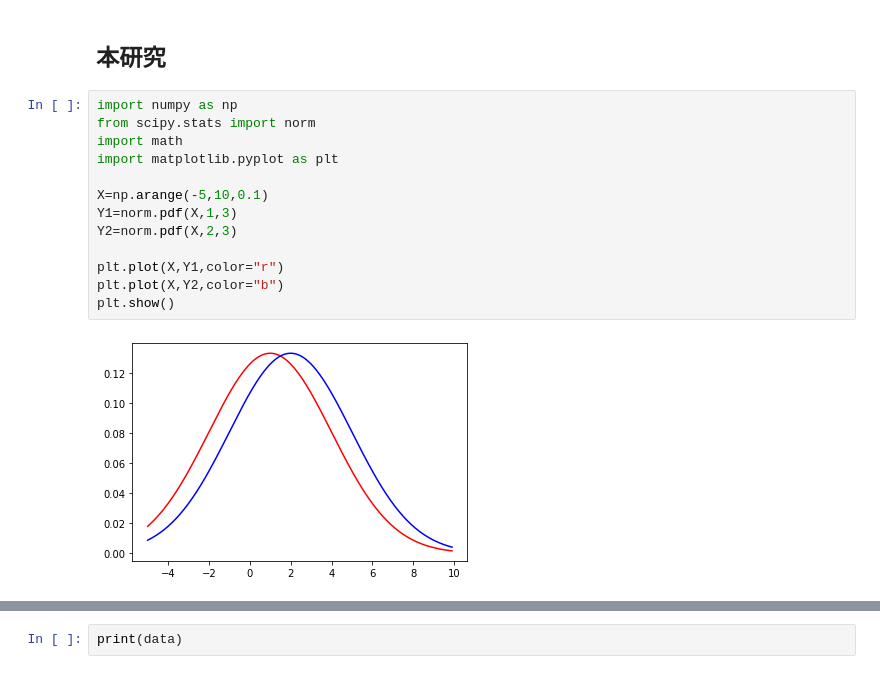
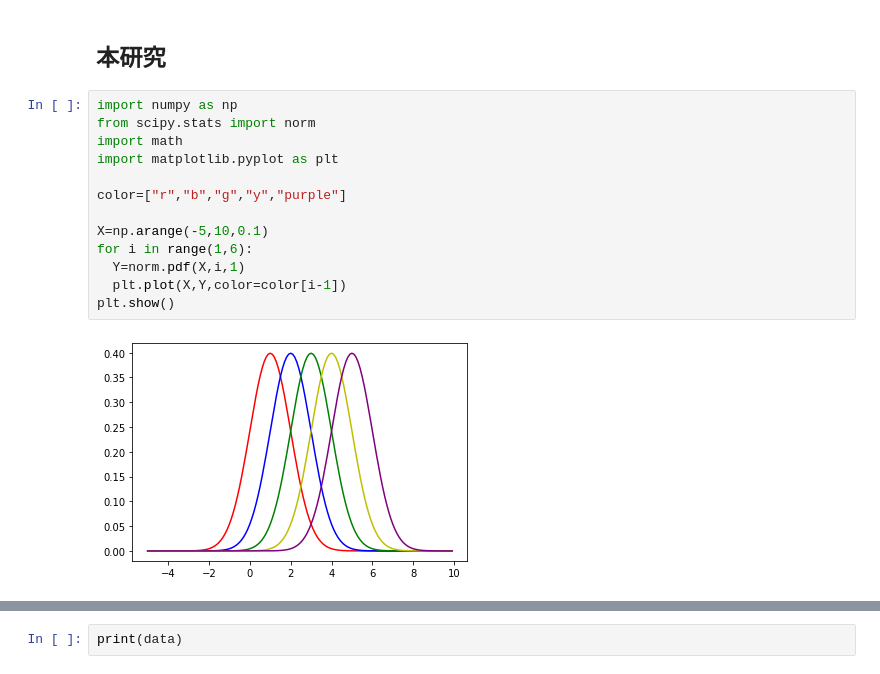
Before and after one commit to ikumadaiki/CPMP, a Jupyter notebook: instance.ipynb, the cells around one changed output, grey strips where cells are left out. Saved outputs shown, nothing was run; the diff lists cells and outputs as text.

```diff
--- a/instance.ipynb
+++ b/instance.ipynb
@@ -5,16 +5,16 @@ from gurobipy import *
 # %%
 import numpy as np
 from scipy.stats import norm
 import math
 import matplotlib.pyplot as plt
 
+color=["r","b","g","y","purple"]
+
 X=np.arange(-5,10,0.1)
-Y1=norm.pdf(X,1,3)
-Y2=norm.pdf(X,2,3)
-
-plt.plot(X,Y1,color="r")
-plt.plot(X,Y2,color="b")
+for i in range(1,6):
+  Y=norm.pdf(X,i,1)
+  plt.plot(X,Y,color=color[i-1])
 plt.show()
 # %% [output]
-[figure, old version]
+[figure, new version]
 # %%
```
Also changed, not shown: parts of 3 cells of this notebook.
